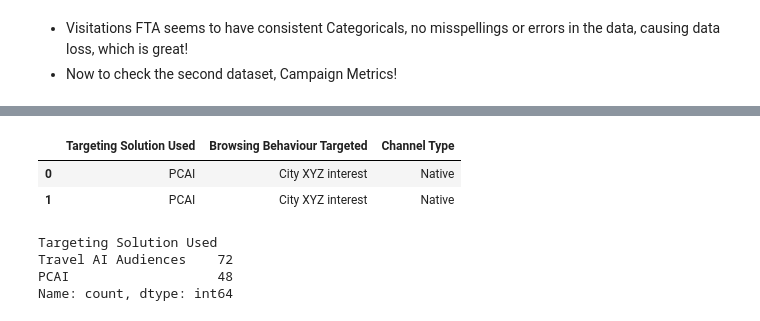
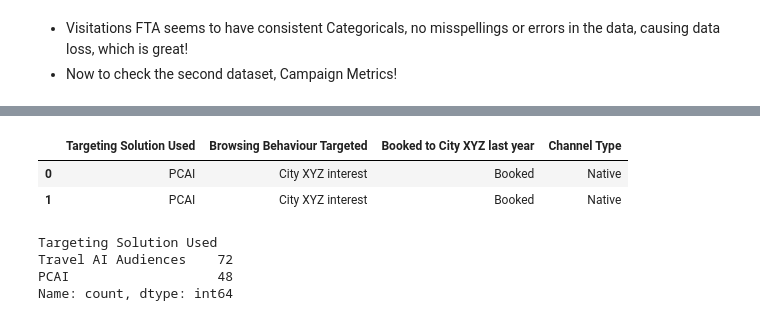
Before and after one commit to EzraGoldberg/portfolio-projects, a Jupyter notebook: 2. Tech Interview Prep/Weather Adtech Data Science/notebooks/Case_Study.ipynb, the cells around one changed output, grey strips where cells are left out. Cells and saved outputs as stored; diff of their text form; code cells hidden in the pictures.

```diff
--- a/2. Tech Interview Prep/Weather Adtech Data Science/notebooks/Case_Study.ipynb
+++ b/2. Tech Interview Prep/Weather Adtech Data Science/notebooks/Case_Study.ipynb
@@ -384,14 +384,14 @@ campaign_metrics.head(1)
 |  | Campaign ID | Campaign | Targeting Solution Used | Browsing Behaviour Targeted | Booked to City XYZ last year | Creative ID | ... |
 | 0 | 2244856 | AgencyXYZ_Native_PCAI _City XYZ B... | PCAI | City XYZ interest | Booked | 9546648 | ... |
 # %%
-categorical_cols_metrics = ['Targeting Solution Used ','Browsing Behaviour Targeted ', 'Channel Type']
+categorical_cols_metrics = ['Targeting Solution Used ','Browsing Behaviour Targeted ', 'Booked to City XYZ last year', 'Channel Type']
 campaign_categorical = campaign_metrics[categorical_cols_metrics]
 
 campaign_categorical.head(2)
 # %% [output]
-|  | Targeting Solution Used | Browsing Behaviour Targeted | Channel Type |
-| 0 | PCAI | City XYZ interest | Native |
-| 1 | PCAI | City XYZ interest | Native |
+|  | Targeting Solution Used | Browsing Behaviour Targeted | Booked to City XYZ last year | Channel Type |
+| 0 | PCAI | City XYZ interest | Booked | Native |
+| 1 | PCAI | City XYZ interest | Booked | Native |
 # %%
 campaign_categorical['Targeting Solution Used '].value_counts()
 # %% [output]
```
Also changed, not shown: parts of 7 cells of this notebook.
